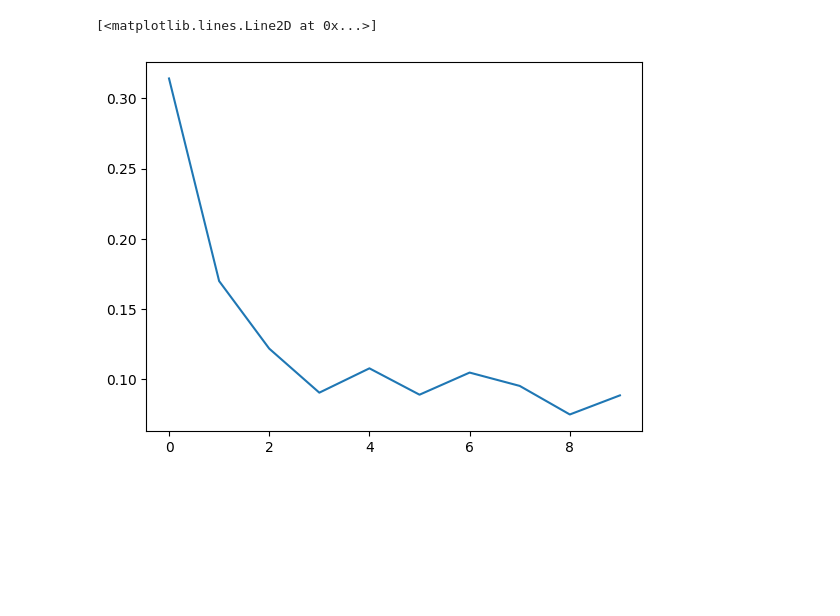
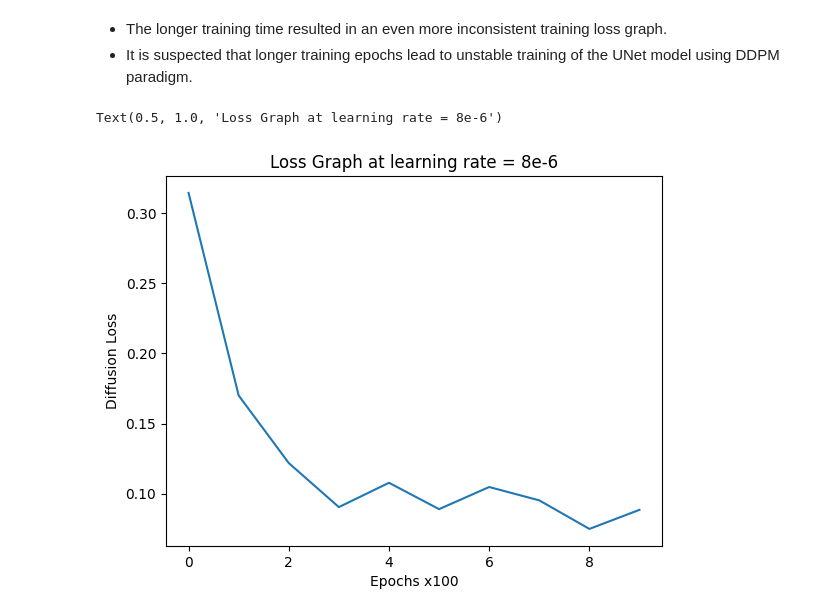
Before and after one commit to Ganu3010/dlcv_val, a Jupyter notebook: analysis.ipynb, the cells around one changed output. Cells and saved outputs as stored; diff of their text form; code cells hidden in the pictures; blank space fills up the shorter version.

```diff
--- a/analysis.ipynb
+++ b/analysis.ipynb
@@ -7,6 +45,12 @@ import matplotlib.pyplot as plt
+# %% [markdown]
+- The longer training time resulted in an even more inconsistent training loss graph.
+- It is suspected that longer training epochs lead to unstable training of the UNet model using DDPM paradigm.
 # %%
 history = np.load('model_1K_8e-6/history.npy')
 plt.plot(history)
+plt.xlabel('Epochs x100')
+plt.ylabel('Diffusion Loss')
+plt.title('Loss Graph at learning rate = 8e-6')
 # %% [output]
-[<matplotlib.lines.Line2D at 0x...>]
+Text(0.5, 1.0, 'Loss Graph at learning rate = 8e-6')
-[figure, old version]
+[figure, new version]
```
Also changed, not shown: parts of 12 cells of this notebook.
